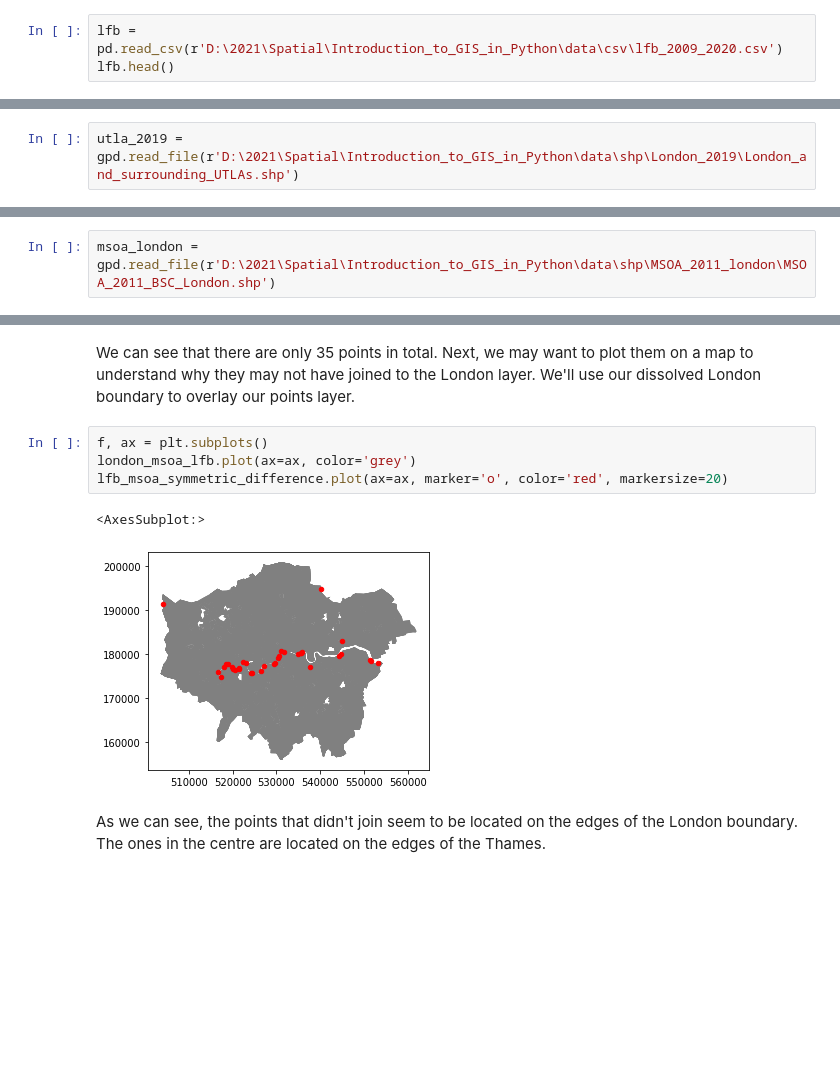
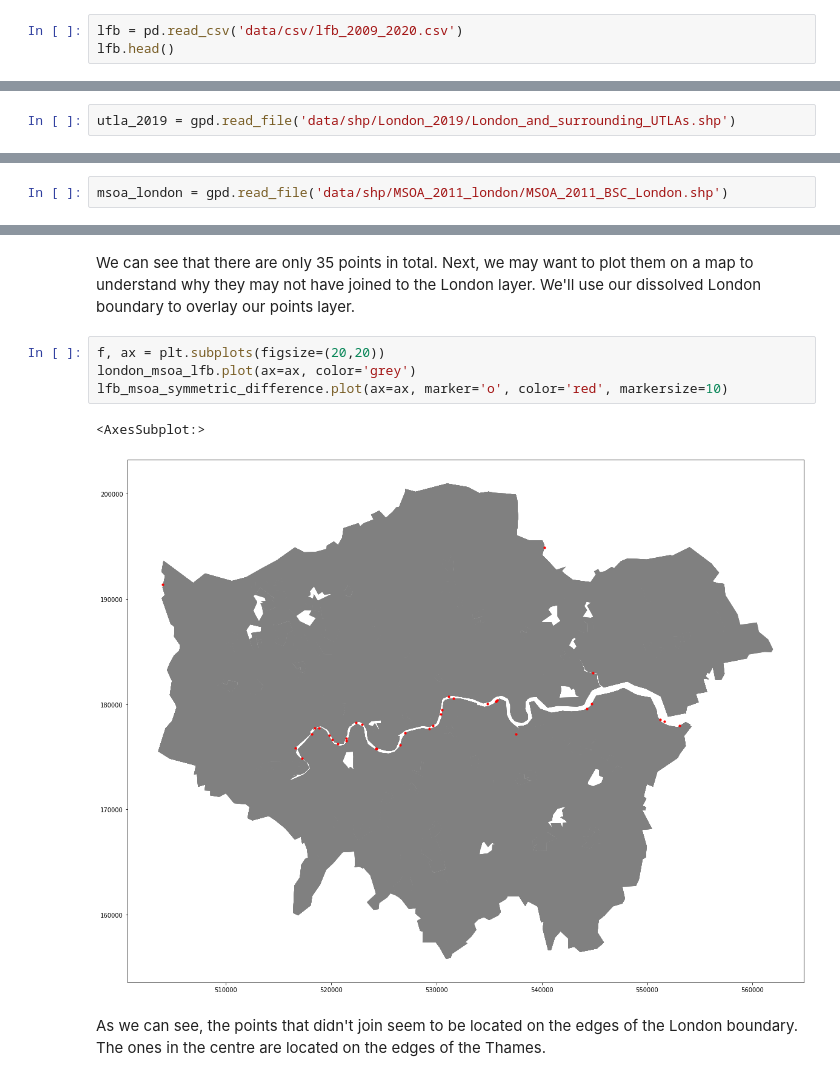
Before and after one commit to ONSgeo/Introduction_to_GIS_in_Python, a Jupyter notebook: Intro_to_Geography_in_Python_Instructions.ipynb, the cells around one changed output, grey strips where cells are left out. Drawn from its saved outputs; the diff is of its cells as text; blank space fills up the shorter version.

```diff
--- a/Intro_to_Geography_in_Python_Instructions.ipynb
+++ b/Intro_to_Geography_in_Python_Instructions.ipynb
@@ -76,7 +79,7 @@ LFB data has been tidied up and saved as a Comma Separated Value file (.csv). We
 
 **Solution**
 # %%
-lfb = pd.read_csv(r'D:\2021\Spatial\Introduction_to_GIS_in_Python\data\csv\lfb_2009_2020.csv')
+lfb = pd.read_csv('data/csv/lfb_2009_2020.csv')
 lfb.head()
 # %% [output]
 |  | incident_number | cal_year | type_of_incident | cost_gbp | final_description | animal_group_parent | ... |
@@ -129,7 +132,7 @@ So far we have created our own sf objects by adding a geometry column. The LAD d
 - Make a static map of the object you have just created using **`.plot()`**.<br>
 >*Solution*
 # %%
-utla_2019 = gpd.read_file(r'D:\2021\Spatial\Introduction_to_GIS_in_Python\data\shp\London_2019\London_and_surrounding_UTLAs.shp')
+utla_2019 = gpd.read_file('data/shp/London_2019/London_and_surrounding_UTLAs.shp')
 # %%
 utla_2019.plot()
 # %% [output]
@@ -355,7 +323,7 @@ We will be joining the Middle Super Output Areas to LFB locations, which will th
 # %% [markdown]
 Loading in our **`msoa_london`** layer.
 # %%
-msoa_london = gpd.read_file(r'D:\2021\Spatial\Introduction_to_GIS_in_Python\data\shp\MSOA_2011_london\MSOA_2011_BSC_London.shp')
+msoa_london = gpd.read_file('data/shp/MSOA_2011_london/MSOA_2011_BSC_London.shp')
 # %% [markdown]
 We may like to visualise our new layer to see what it looks like.
 # %%
@@ -442,12 +410,12 @@ lfb_msoa_symmetric_difference
 # %% [markdown]
 We can see that there are only 35 points in total. Next, we may want to plot them on a map to understand why they may not have joined to the London layer. We'll use our dissolved London boundary to overlay our points layer.
 # %%
-f, ax = plt.subplots()
+f, ax = plt.subplots(figsize=(20,20))
 london_msoa_lfb.plot(ax=ax, color='grey')
-lfb_msoa_symmetric_difference.plot(ax=ax, marker='o', color='red', markersize=20)
+lfb_msoa_symmetric_difference.plot(ax=ax, marker='o', color='red', markersize=10)
 # %% [output]
 <AxesSubplot:>
-[figure, old version]
+[figure, new version]
 # %% [markdown]
 As we can see, the points that didn't join seem to be located on the edges of the London boundary. The ones in the centre are located on the edges of the Thames.
 # %% [markdown]
```
Also changed, not shown: parts of 11 cells of this notebook, 1 other file.
